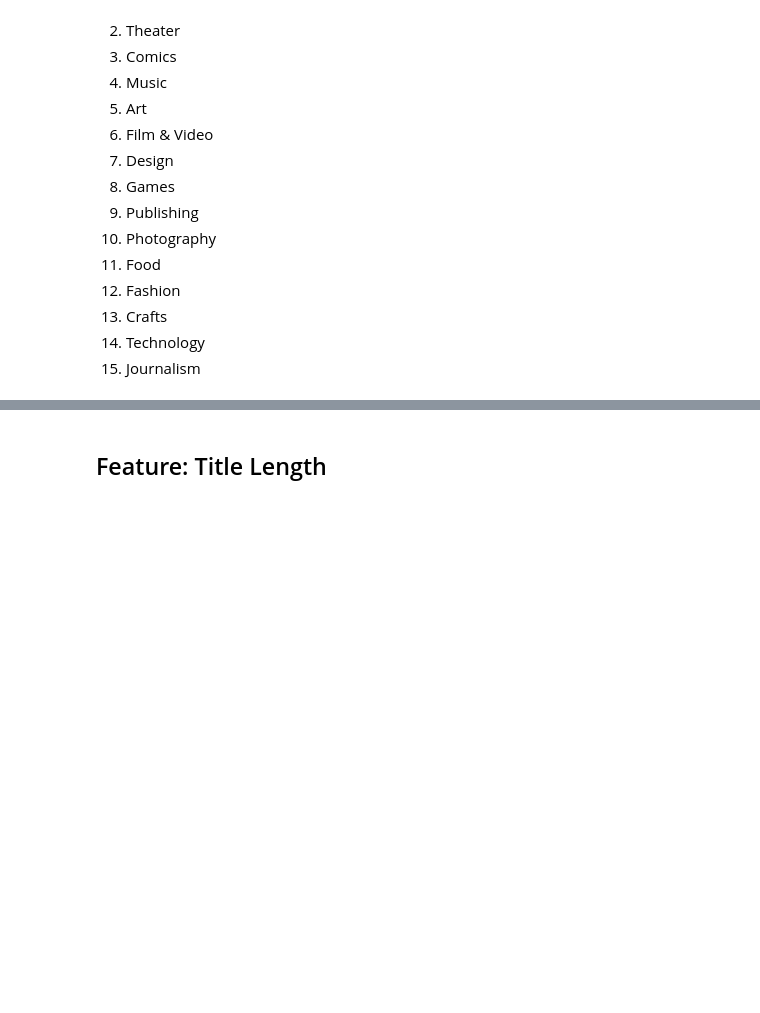
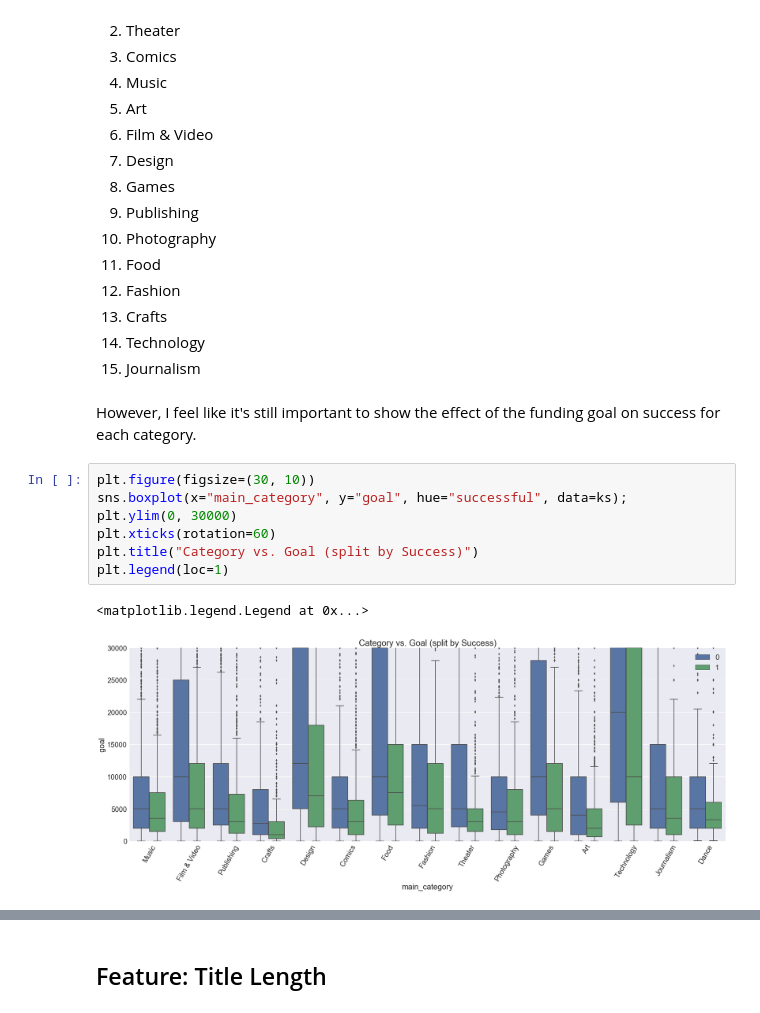
Before and after one commit to gkim98/KickoffKickstarter, a Jupyter notebook: Kickstarter Draft 2.ipynb, the cells around one changed output, grey strips where cells are left out. Cells and saved outputs as stored; diff of their text form; blank space fills up the shorter version.

```diff
--- a/Kickstarter Draft 2.ipynb
+++ b/Kickstarter Draft 2.ipynb
@@ -185,3 +187,15 @@ __Success Rate Rankings__
 13) Crafts
 14) Technology
 15) Journalism
+# %% [markdown]
+However, I feel like it's still important to show the effect of the funding goal on success for each category.
+# %%
+plt.figure(figsize=(30, 10))
+sns.boxplot(x="main_category", y="goal", hue="successful", data=ks);
+plt.ylim(0, 30000)
+plt.xticks(rotation=60)
+plt.title("Category vs. Goal (split by Success)")
+plt.legend(loc=1)
+# %% [output]
+<matplotlib.legend.Legend at 0x...>
+[figure, added]
```
Also changed, not shown: parts of 24 cells of this notebook.
